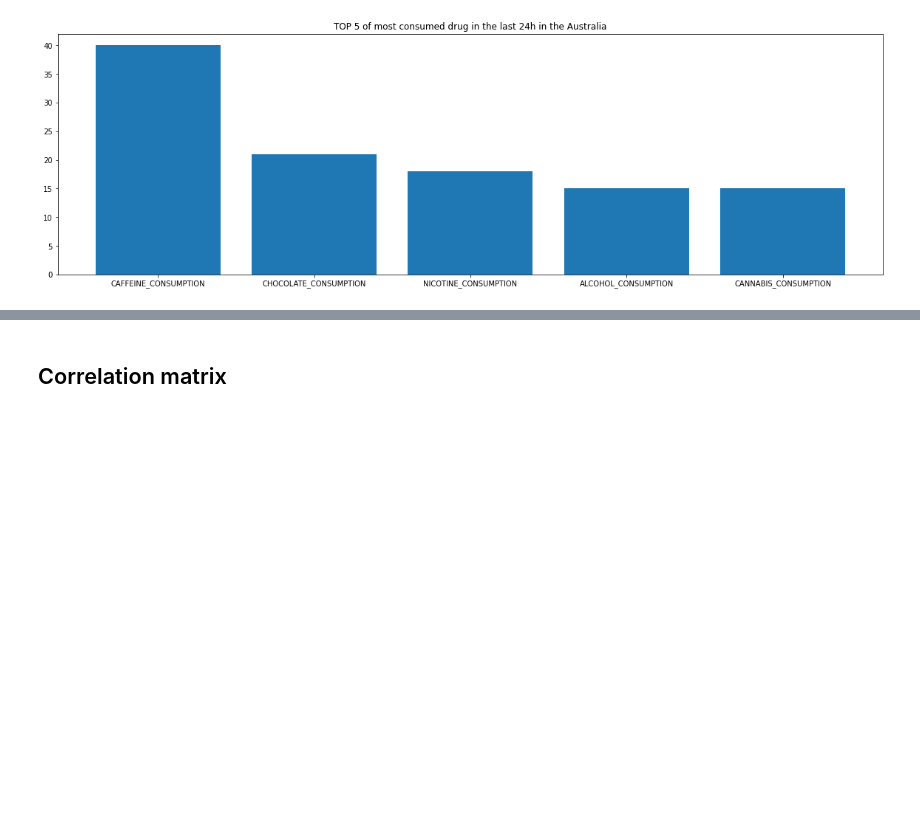
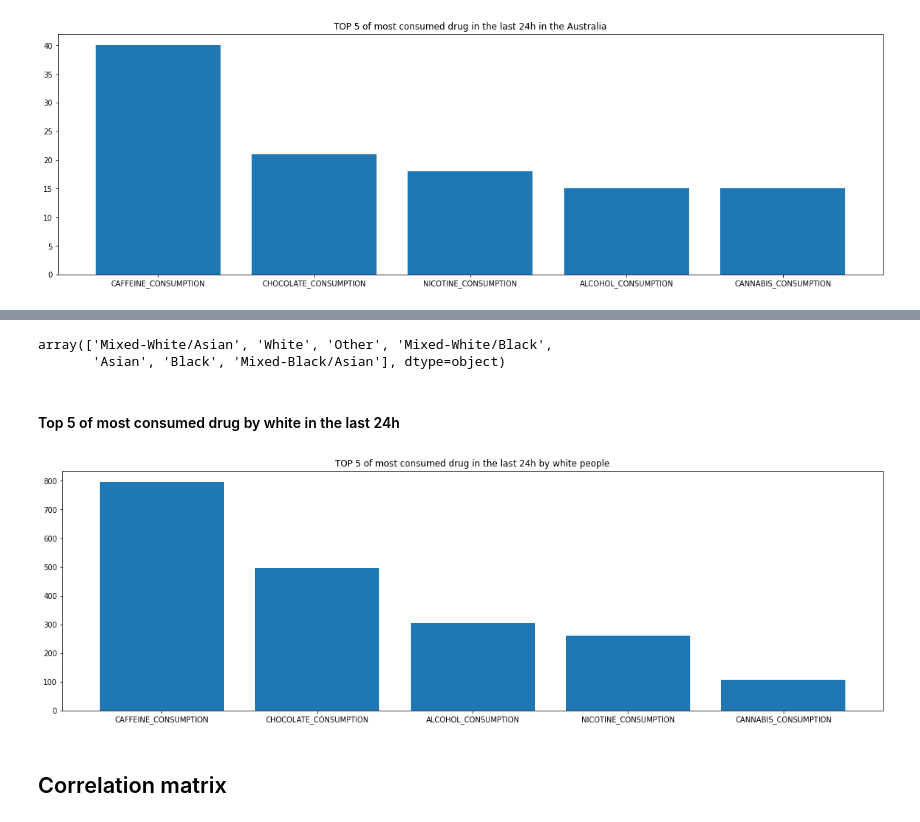
Before and after one commit to m-cheicki/data-viz_drug_consumption, a Jupyter notebook: DRUG_Analysis.ipynb, the cells around one changed output, grey strips where cells are left out. Drawn from its saved outputs; the diff is of its cells as text; code cells hidden in the pictures; blank space fills up the shorter version.

Commit message:
Drug by ethnicity

```diff
--- a/DRUG_Analysis.ipynb
+++ b/DRUG_Analysis.ipynb
@@ -461,0 +464,5 @@ pie.savefig("charts/top5_mostConsumedAustralia.png")
+# %%
+ethnicity = dataset.ETHNICITY.unique()
+last_24H_consumption_per_ethnicity = [(dataset[dataset["COUNTRY"] == countries[i]].iloc[:,13:-1] == "CL6").sum(axis = 0) for i in range(len(countries))]
+last_24H_consumption_per_ethnicity = [last_24H_consumption_per_ethnicity[i].sort_values(ascending = False) for i in range(len(last_24H_consumption_per_ethnicity))]
+last_24H_consumption_per_ethnicity
@@ -462,3 +487,17 @@ pie.savefig("charts/top5_mostConsumedAustralia.png")
+# %%
+ethnicity
+# %% [output]
+array(['Mixed-White/Asian', 'White', 'Other', 'Mixed-White/Black',
+       'Asian', 'Black', 'Mixed-Black/Asian'], dtype=object)
+# %% [markdown]
+#### Top 5 of most consumed drug by white in the last 24h
+# %%
+pie, ax = plt.subplots(figsize=[20,6])
+plt.bar(last_24H_consumption_per_ethnicity[1].keys()[:5], last_24H_consumption_per_ethnicity[1].head())
+plt.title("TOP 5 of most consumed drug in the last 24h by white people")
+pie.savefig("charts/top5_mostConsumedWhite.png")
+# %% [output]
+[figure, added]
 # %% [markdown]
 ## Correlation matrix
 # %%
```
Also changed, not shown: parts of 2 cells of this notebook, 1 other file.
